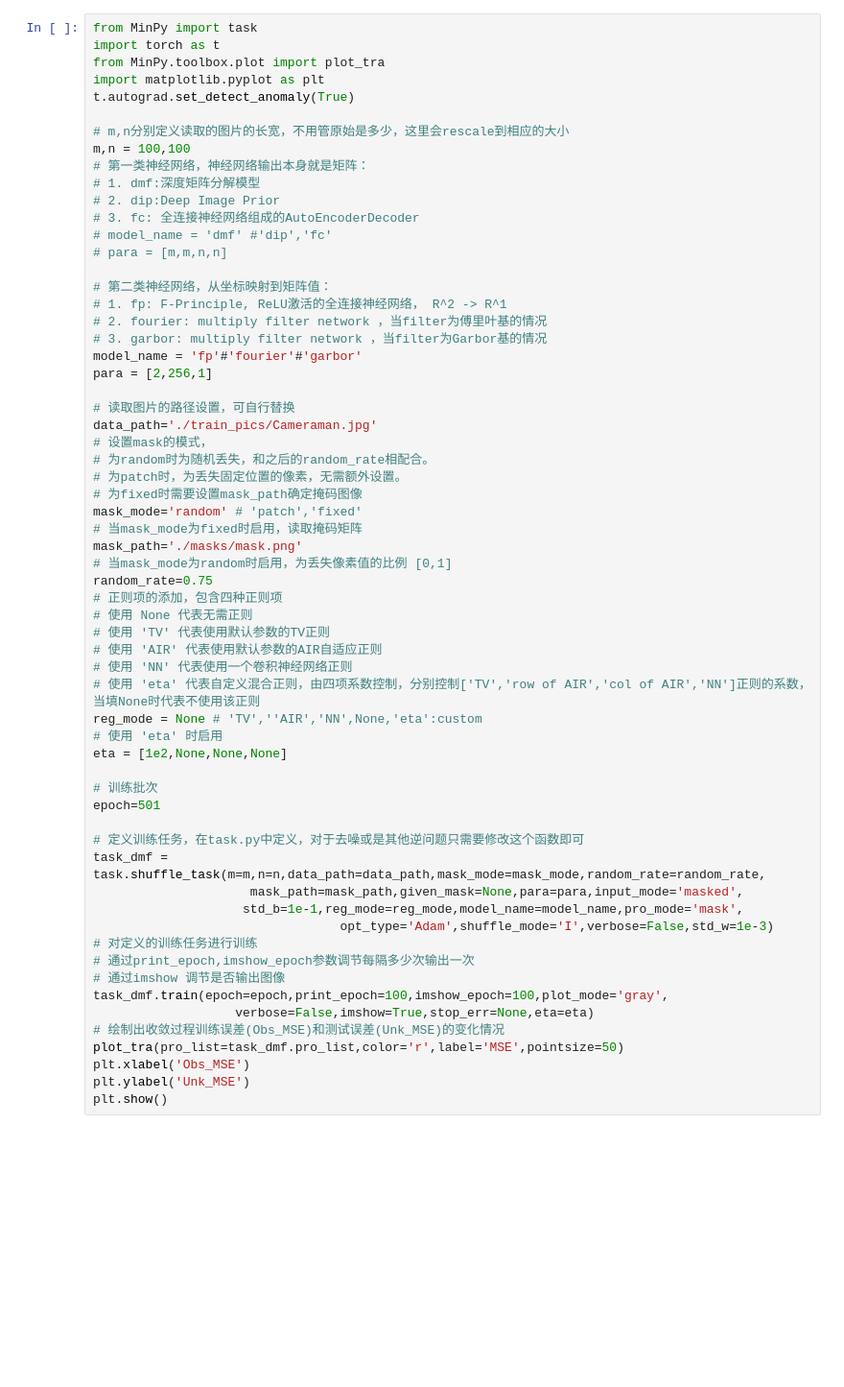
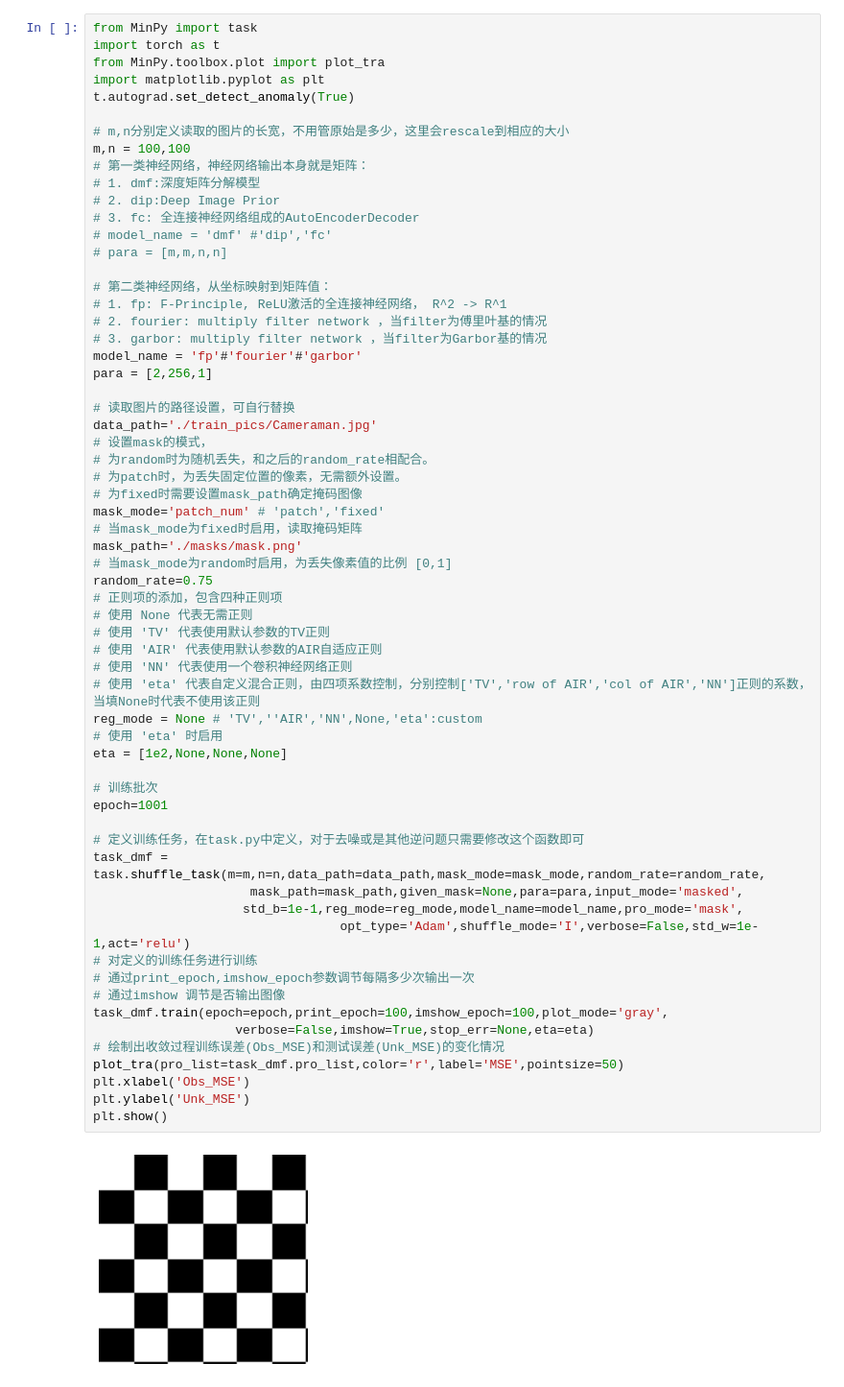
Before and after one commit to lizhemin15/INRR, a Jupyter notebook: main.ipynb, the cells around one changed output. Shown at 96% size. Saved outputs shown, nothing was run; the diff lists cells and outputs as text; blank space fills up the shorter version.

```diff
--- a/main.ipynb
+++ b/main.ipynb
@@ -27,37 +27,38 @@ data_path='./train_pics/Cameraman.jpg'
 # 为random时为随机丢失，和之后的random_rate相配合。
 # 为patch时，为丢失固定位置的像素，无需额外设置。
 # 为fixed时需要设置mask_path确定掩码图像
-mask_mode='random' # 'patch','fixed'
+mask_mode='patch_num' # 'patch','fixed'
 # 当mask_mode为fixed时启用，读取掩码矩阵
 mask_path='./masks/mask.png'
 # 当mask_mode为random时启用，为丢失像素值的比例 [0,1]
 random_rate=0.75
 # 正则项的添加，包含四种正则项
 # 使用 None 代表无需正则
 # 使用 'TV' 代表使用默认参数的TV正则
 # 使用 'AIR' 代表使用默认参数的AIR自适应正则
 # 使用 'NN' 代表使用一个卷积神经网络正则
 # 使用 'eta' 代表自定义混合正则，由四项系数控制，分别控制['TV','row of AIR','col of AIR','NN']正则的系数，当填None时代表不使用该正则
 reg_mode = None # 'TV',''AIR','NN',None,'eta':custom
 # 使用 'eta' 时启用
 eta = [1e2,None,None,None]
 
 # 训练批次
-epoch=501
+epoch=1001
 
 # 定义训练任务，在task.py中定义，对于去噪或是其他逆问题只需要修改这个函数即可
 task_dmf = task.shuffle_task(m=m,n=n,data_path=data_path,mask_mode=mask_mode,random_rate=random_rate,
                      mask_path=mask_path,given_mask=None,para=para,input_mode='masked',
                     std_b=1e-1,reg_mode=reg_mode,model_name=model_name,pro_mode='mask',
-                                 opt_type='Adam',shuffle_mode='I',verbose=False,std_w=1e-3)
+                                 opt_type='Adam',shuffle_mode='I',verbose=False,std_w=1e-1,act='relu')
 # 对定义的训练任务进行训练
 # 通过print_epoch,imshow_epoch参数调节每隔多少次输出一次
 # 通过imshow 调节是否输出图像
 task_dmf.train(epoch=epoch,print_epoch=100,imshow_epoch=100,plot_mode='gray',
                    verbose=False,imshow=True,stop_err=None,eta=eta)
 # 绘制出收敛过程训练误差(Obs_MSE)和测试误差(Unk_MSE)的变化情况
 plot_tra(pro_list=task_dmf.pro_list,color='r',label='MSE',pointsize=50)
 plt.xlabel('Obs_MSE')
 plt.ylabel('Unk_MSE')
 plt.show()
 # %% [output]
+[figure, added]
```
Also changed, not shown: parts of 1 cell of this notebook, 4 other files.
